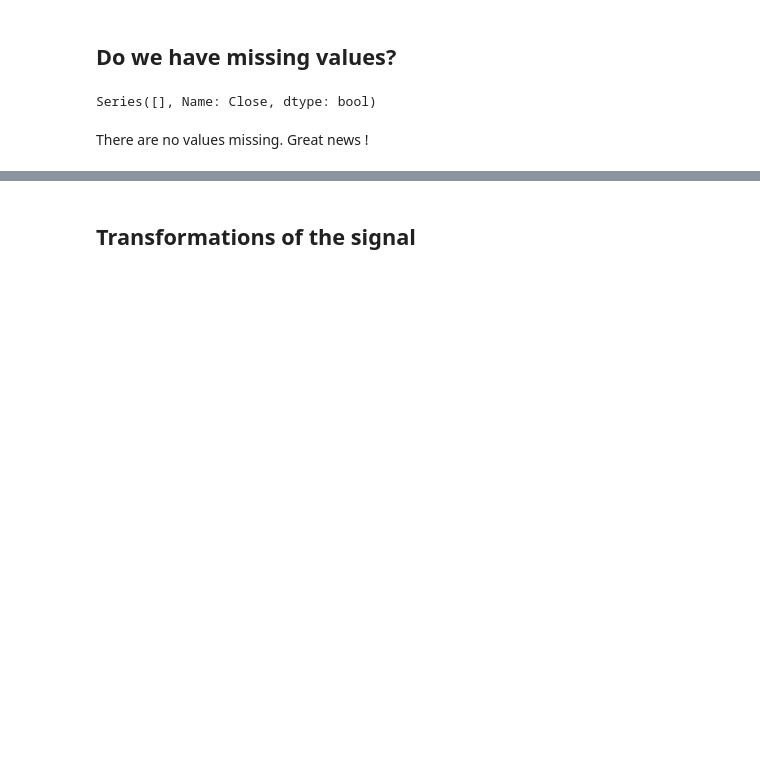
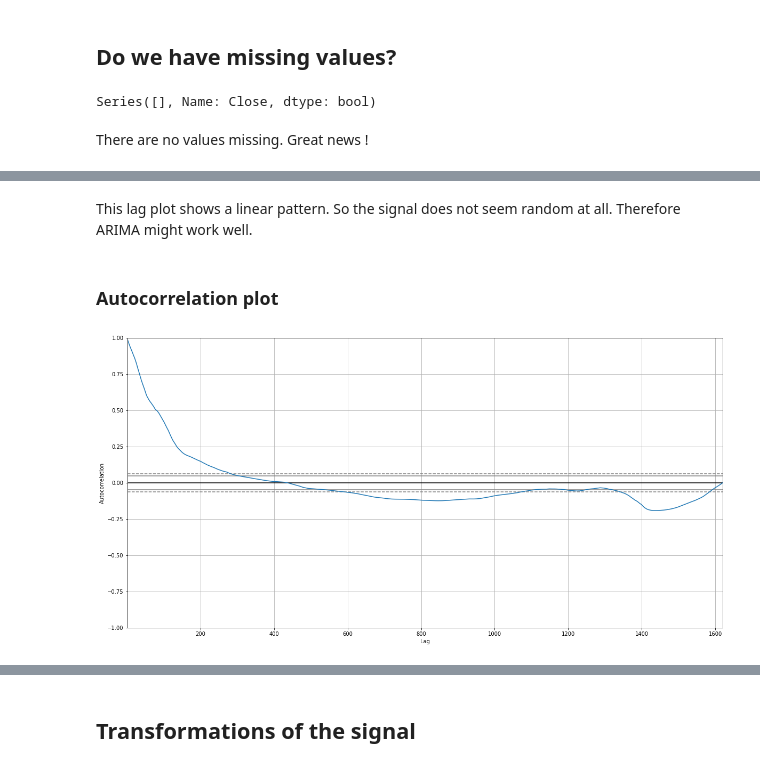
Before and after one commit to augusteby/predicryptocoins, a Jupyter notebook: eda/eda_timeseries_analysis.ipynb, the cells around one changed output, grey strips where cells are left out. Saved outputs shown, nothing was run; the diff lists cells and outputs as text; code cells hidden in the pictures; blank space fills up the shorter version.

```diff
--- a/eda/eda_timeseries_analysis.ipynb
+++ b/eda/eda_timeseries_analysis.ipynb
@@ -52,0 +66,11 @@ There are no values missing. Great news !
+# %% [markdown]
+This lag plot shows a linear pattern. So the signal does not seem random at all. Therefore ARIMA might work well.
+# %% [markdown]
+### Autocorrelation plot
+# %%
+from pandas.plotting import autocorrelation_plot
+plt.figure(figsize=(20,10))
+autocorrelation_plot(close_price_ts)
+plt.show()
+# %% [output]
+[figure, added]
```
Also changed, not shown: parts of 47 cells of this notebook.
